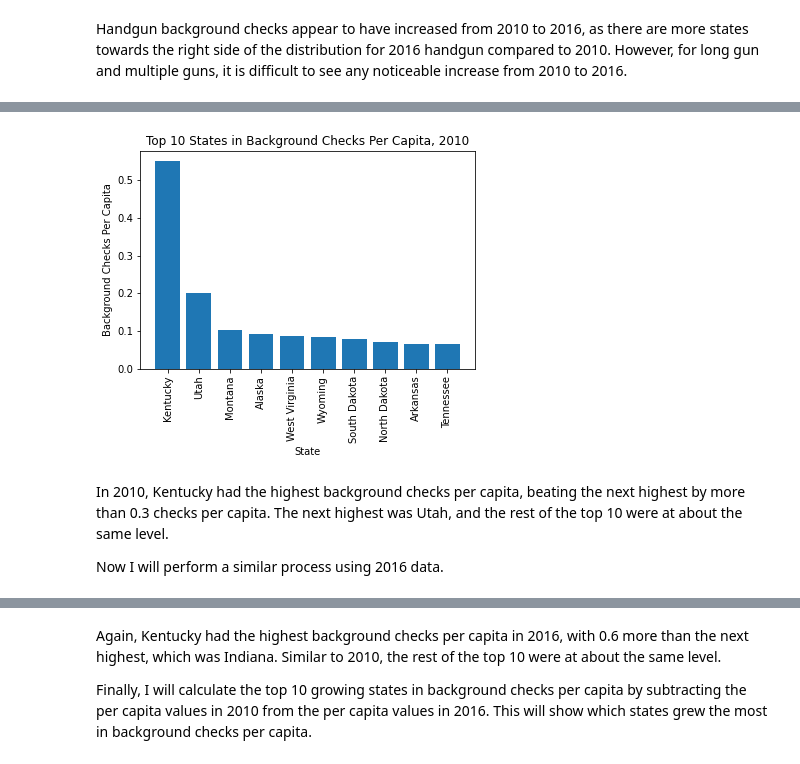
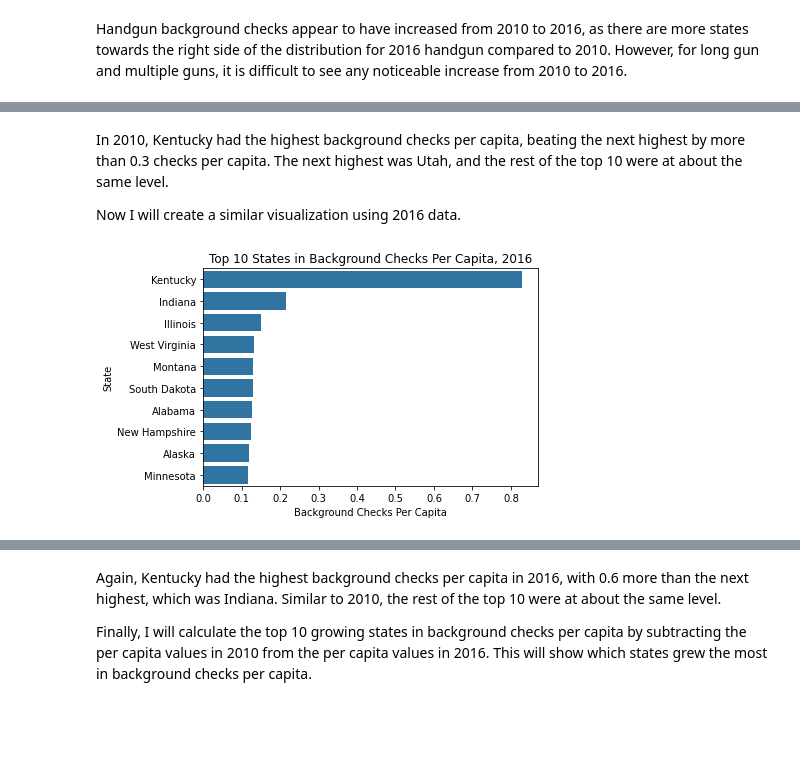
Before and after one commit to evanchen13/gun-census, a Jupyter notebook: gun-census.ipynb, the cells around one changed output, grey strips where cells are left out. Cells and saved outputs as stored; diff of their text form; code cells hidden in the pictures; blank space fills up the shorter version.

Commit message:
refactor: Change code for top 10 plots
Make code more efficient by leveraging prior dataframes

```diff
--- a/gun-census.ipynb
+++ b/gun-census.ipynb
@@ -885,0 +834,6 @@ def plot_top_10(states):
+# %%
+# pivot the data
+per_capita_pivot = per_capita.groupby(['state', 'year'])['checks_per_capita'].max().unstack()
+per_capita_pivot = per_capita_pivot.reset_index().rename_axis(None, axis=1)
+per_capita_pivot.rename(columns={2010: 'per_capita_2010', 2016: 'per_capita_2016'}, inplace=True)
+per_capita_pivot.head()
@@ -885,0 +849,5 @@ def plot_top_10(states):
+# %%
+per_capita_2010 = per_capita_pivot.sort_values('per_capita_2010', ascending=False).head(10)
+base_color = sb.color_palette()[0]
+sb.barplot(data=per_capita_2010, x='per_capita_2010', y='state', color=base_color)
+plot_labels('Top 10 States in Background Checks Per Capita, 2010', 'Background Checks Per Capita', 'State');
@@ -886,9 +856,10 @@ def plot_top_10(states):
+# %% [markdown]
+In 2010, Kentucky had the highest background checks per capita, beating the next highest by more than 0.3 checks per capita. The next highest was Utah, and the rest of the top 10 were at about the same level.
+
+Now I will create a similar visualization using 2016 data.
 # %%
-plot_top_10(top_10_2010)
-plot_labels('Top 10 States in Background Checks Per Capita, 2010', 'State', 'Background Checks Per Capita');
+per_capita_2016 = per_capita_pivot.sort_values('per_capita_2016', ascending=False).head(10)
+sb.barplot(data=per_capita_2016, x='per_capita_2016', y='state', color=base_color)
+plot_labels('Top 10 States in Background Checks Per Capita, 2016', 'Background Checks Per Capita', 'State');
 # %% [output]
-[figure, old version]
+[figure, new version]
-# %% [markdown]
-In 2010, Kentucky had the highest background checks per capita, beating the next highest by more than 0.3 checks per capita. The next highest was Utah, and the rest of the top 10 were at about the same level.
-
-Now I will perform a similar process using 2016 data.
```
Also changed, not shown: parts of 17 cells of this notebook.
